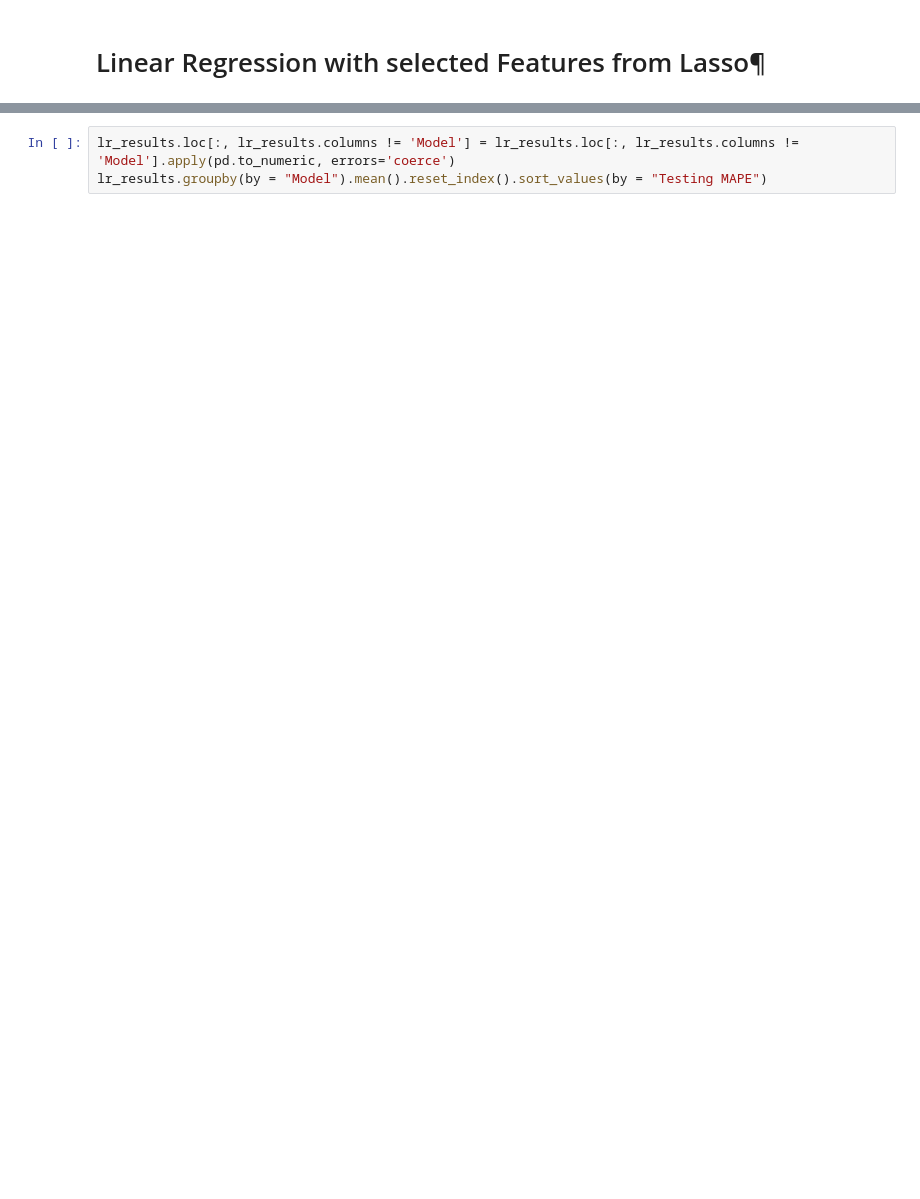
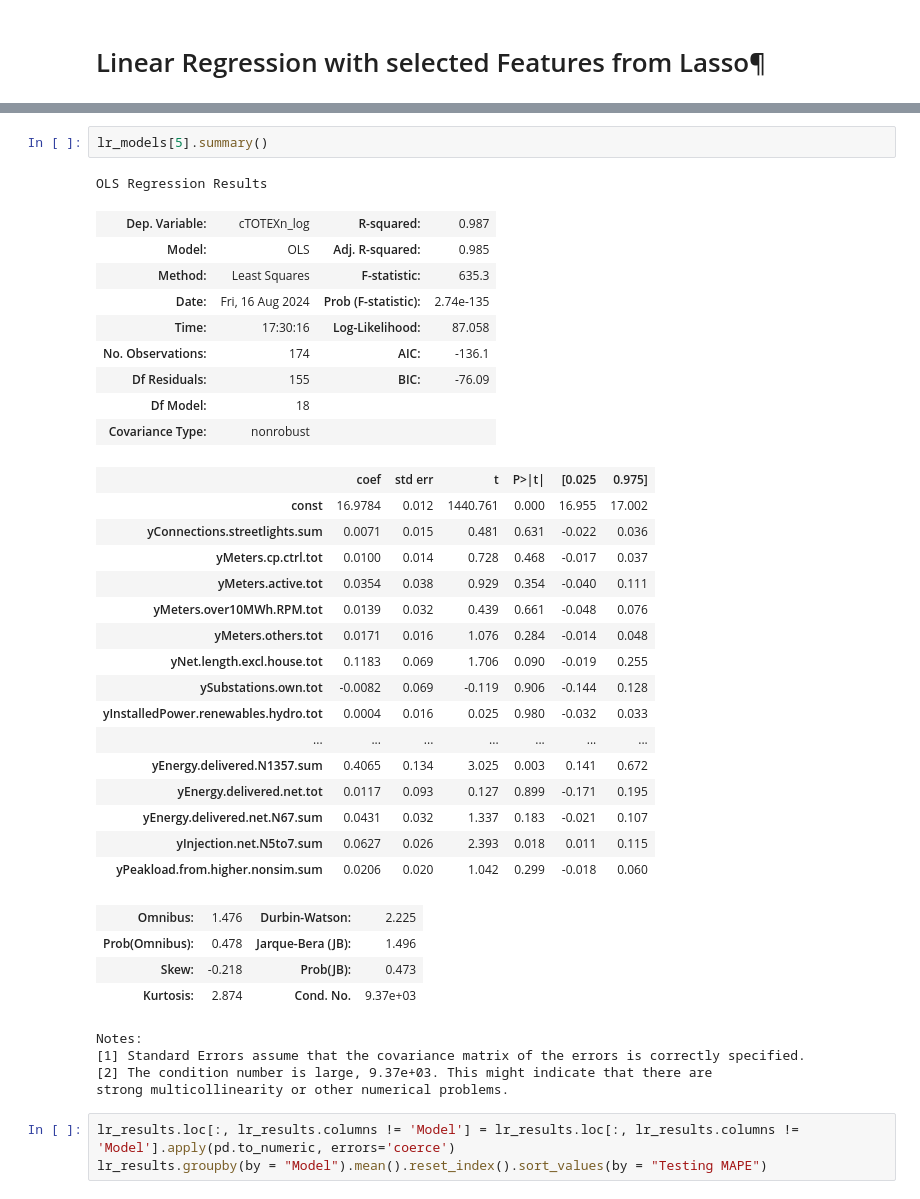
Before and after one commit to ducanhnguyen99/BNetzA, a Jupyter notebook: Modelling/Models_Evaluation.ipynb, the cells around one changed output, grey strips where cells are left out. Drawn from its saved outputs; the diff is of its cells as text; blank space fills up the shorter version.

```diff
--- a/Modelling/Models_Evaluation.ipynb
+++ b/Modelling/Models_Evaluation.ipynb
@@ -248,3 +126,40 @@ Performing Lasso regression for feature selection...
+# %%
+lr_models[5].summary()
+# %% [output]
+OLS Regression Results
+| Dep. Variable: | cTOTEXn_log | R-squared: | 0.987 |
+| Model: | OLS | Adj. R-squared: | 0.985 |
+| Method: | Least Squares | F-statistic: | 635.3 |
+| Date: | Fri, 16 Aug 2024 | Prob (F-statistic): | 2.74e-135 |
+| Time: | 17:30:16 | Log-Likelihood: | 87.058 |
+| No. Observations: | 174 | AIC: | -136.1 |
+| Df Residuals: | 155 | BIC: | -76.09 |
+| Df Model: | 18 |  |  |
+| Covariance Type: | nonrobust |  |  |
+|  | coef | std err | t | P>|t| | [0.025 | 0.975] |
+| const | 16.9784 | 0.012 | 1440.761 | 0.000 | 16.955 | 17.002 |
+| yConnections.streetlights.sum | 0.0071 | 0.015 | 0.481 | 0.631 | -0.022 | 0.036 |
+| yMeters.cp.ctrl.tot | 0.0100 | 0.014 | 0.728 | 0.468 | -0.017 | 0.037 |
+| yMeters.active.tot | 0.0354 | 0.038 | 0.929 | 0.354 | -0.040 | 0.111 |
+| yMeters.over10MWh.RPM.tot | 0.0139 | 0.032 | 0.439 | 0.661 | -0.048 | 0.076 |
+| yMeters.others.tot | 0.0171 | 0.016 | 1.076 | 0.284 | -0.014 | 0.048 |
+| yNet.length.excl.house.tot | 0.1183 | 0.069 | 1.706 | 0.090 | -0.019 | 0.255 |
+| ySubstations.own.tot | -0.0082 | 0.069 | -0.119 | 0.906 | -0.144 | 0.128 |
+| yInstalledPower.renewables.hydro.tot | 0.0004 | 0.016 | 0.025 | 0.980 | -0.032 | 0.033 |
+| ... | ... | ... | ... | ... | ... | ... |
+| yEnergy.delivered.N1357.sum | 0.4065 | 0.134 | 3.025 | 0.003 | 0.141 | 0.672 |
+| yEnergy.delivered.net.tot | 0.0117 | 0.093 | 0.127 | 0.899 | -0.171 | 0.195 |
+| yEnergy.delivered.net.N67.sum | 0.0431 | 0.032 | 1.337 | 0.183 | -0.021 | 0.107 |
+| yInjection.net.N5to7.sum | 0.0627 | 0.026 | 2.393 | 0.018 | 0.011 | 0.115 |
+| yPeakload.from.higher.nonsim.sum | 0.0206 | 0.020 | 1.042 | 0.299 | -0.018 | 0.060 |
+| Omnibus: | 1.476 | Durbin-Watson: | 2.225 |
+| Prob(Omnibus): | 0.478 | Jarque-Bera (JB): | 1.496 |
+| Skew: | -0.218 | Prob(JB): | 0.473 |
+| Kurtosis: | 2.874 | Cond. No. | 9.37e+03 |
+Notes:
+[1] Standard Errors assume that the covariance matrix of the errors is correctly specified.
+[2] The condition number is large, 9.37e+03. This might indicate that there are
+strong multicollinearity or other numerical problems.
 # %%
 lr_results.loc[:, lr_results.columns != 'Model'] = lr_results.loc[:, lr_results.columns != 'Model'].apply(pd.to_numeric, errors='coerce')
 lr_results.groupby(by = "Model").mean().reset_index().sort_values(by = "Testing MAPE")
```
Also changed, not shown: parts of 10 cells of this notebook, 14 other files.
